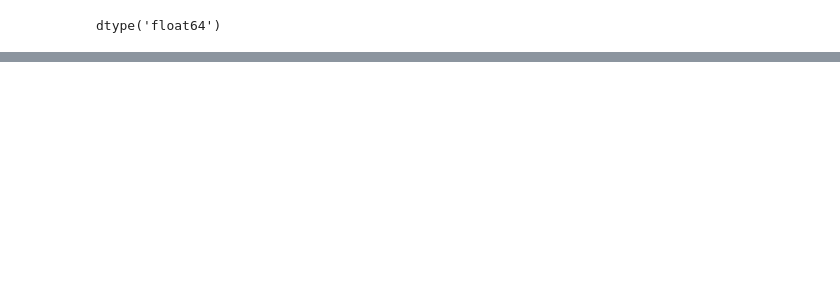
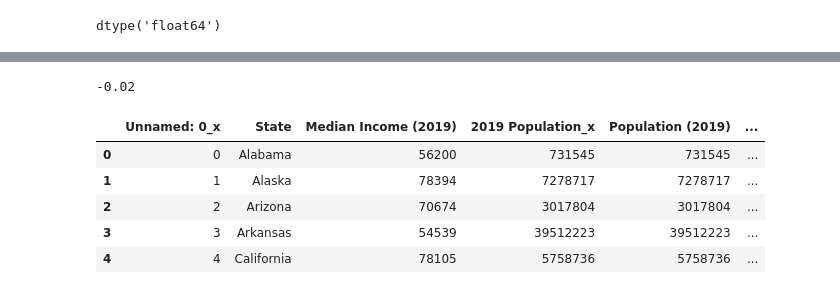
Before and after one commit to akarpie96/CrimeStats, a Jupyter notebook: State_Median_income.ipynb, the cells around one changed output, grey strips where cells are left out. Saved outputs shown, nothing was run; the diff lists cells and outputs as text; code cells hidden in the pictures; blank space fills up the shorter version.

```diff
--- a/State_Median_income.ipynb
+++ b/State_Median_income.ipynb
@@ -84,0 +77,15 @@ plt.savefig("Image Output/MedianIncome_Regression.png")
+# %%
+corr_coe=round(st.pearsonr(no_commas,new_pop["Total Murders (2019)"])[0],2)
+corr_coe
+# %% [output]
+-0.02
+# %%
+unemp_clean_df = pd.merge(pop_2019_df, clean_bar_df, on="State", how="left")
+unemp_clean_df.head()
+# %% [output]
+|  | Unnamed: 0_x | State | Median Income (2019) | 2019 Population_x | Population (2019) | ... |
+| 0 | 0 | Alabama | 56200 | 731545 | 731545 | ... |
+| 1 | 1 | Alaska | 78394 | 7278717 | 7278717 | ... |
+| 2 | 2 | Arizona | 70674 | 3017804 | 3017804 | ... |
+| 3 | 3 | Arkansas | 54539 | 39512223 | 39512223 | ... |
+| 4 | 4 | California | 78105 | 5758736 | 5758736 | ... |
```
Also changed, not shown: parts of 6 cells of this notebook, 3 other files.
